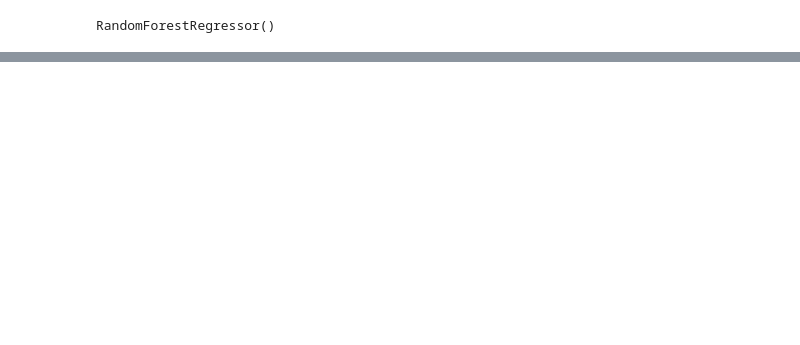
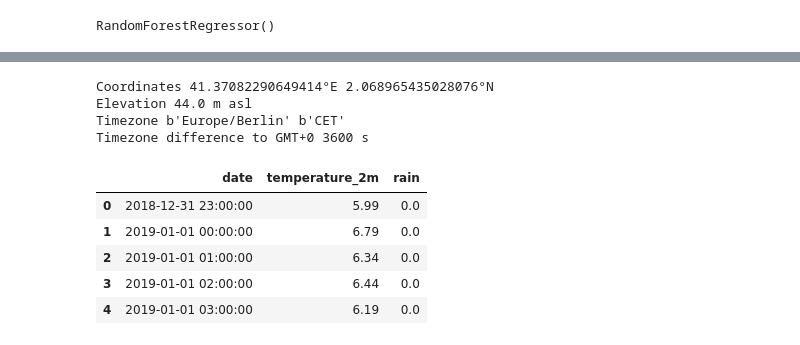
Before and after one commit to edwardrodgermartinez/Final-Project-Predictive-Modelling-for-Bicing-Use, a Jupyter notebook: cleaning_exploration_transformation_FINAL.ipynb, the cells around one changed output, grey strips where cells are left out. Drawn from its saved outputs; the diff is of its cells as text; code cells hidden in the pictures; blank space fills up the shorter version.

```diff
--- a/cleaning_exploration_transformation_FINAL.ipynb
+++ b/cleaning_exploration_transformation_FINAL.ipynb
@@ -140,6 +227,8 @@ columns_to_convert = ['is_weekend_or_bank_holiday', 'is_eve_of_weekend_or_bank_h
 df[columns_to_convert] = df[columns_to_convert].astype(int)
 # %%
 df = df.drop("date", axis=1)
+# %%
+pd.set_option('display.max_rows', 20)
 # %%
 df.to_csv("data/bicing_visualisation.csv", index = True)
 # %%
@@ -274,0 +354,35 @@ df_model.to_csv("data/bicing_model.csv", index = True)
+# %%
+response = responses[0]
+print(f"Coordinates {response.Latitude()}°E {response.Longitude()}°N")
+print(f"Elevation {response.Elevation()} m asl")
+print(f"Timezone {response.Timezone()} {response.TimezoneAbbreviation()}")
+print(f"Timezone difference to GMT+0 {response.UtcOffsetSeconds()} s")
+# %% [output]
+Coordinates 41.37082290649414°E 2.068965435028076°N
+Elevation 44.0 m asl
+Timezone b'Europe/Berlin' b'CET'
+Timezone difference to GMT+0 3600 s
+# %%
+hourly = response.Hourly()
+hourly_temperature_2m = hourly.Variables(0).ValuesAsNumpy()
+hourly_rain = hourly.Variables(1).ValuesAsNumpy()
+
+hourly_data = {"date": pd.date_range(
+	start = pd.to_datetime(hourly.Time(), unit = "s"),
+	end = pd.to_datetime(hourly.TimeEnd(), unit = "s"),
+	freq = pd.Timedelta(seconds = hourly.Interval()),
+	inclusive = "left"
+)}
+hourly_data["temperature_2m"] = hourly_temperature_2m
+hourly_data["rain"] = hourly_rain
+
+hourly_future_weather_df = pd.DataFrame(data = hourly_data)
+# %%
+hourly_future_weather_df.head(5)
+# %% [output]
+|  | date | temperature_2m | rain |
+| 0 | 2018-12-31 23:00:00 | 5.99 | 0.0 |
+| 1 | 2019-01-01 00:00:00 | 6.79 | 0.0 |
+| 2 | 2019-01-01 01:00:00 | 6.34 | 0.0 |
+| 3 | 2019-01-01 02:00:00 | 6.44 | 0.0 |
+| 4 | 2019-01-01 03:00:00 | 6.19 | 0.0 |
```
Also changed, not shown: parts of 41 cells of this notebook, 11 other files.
